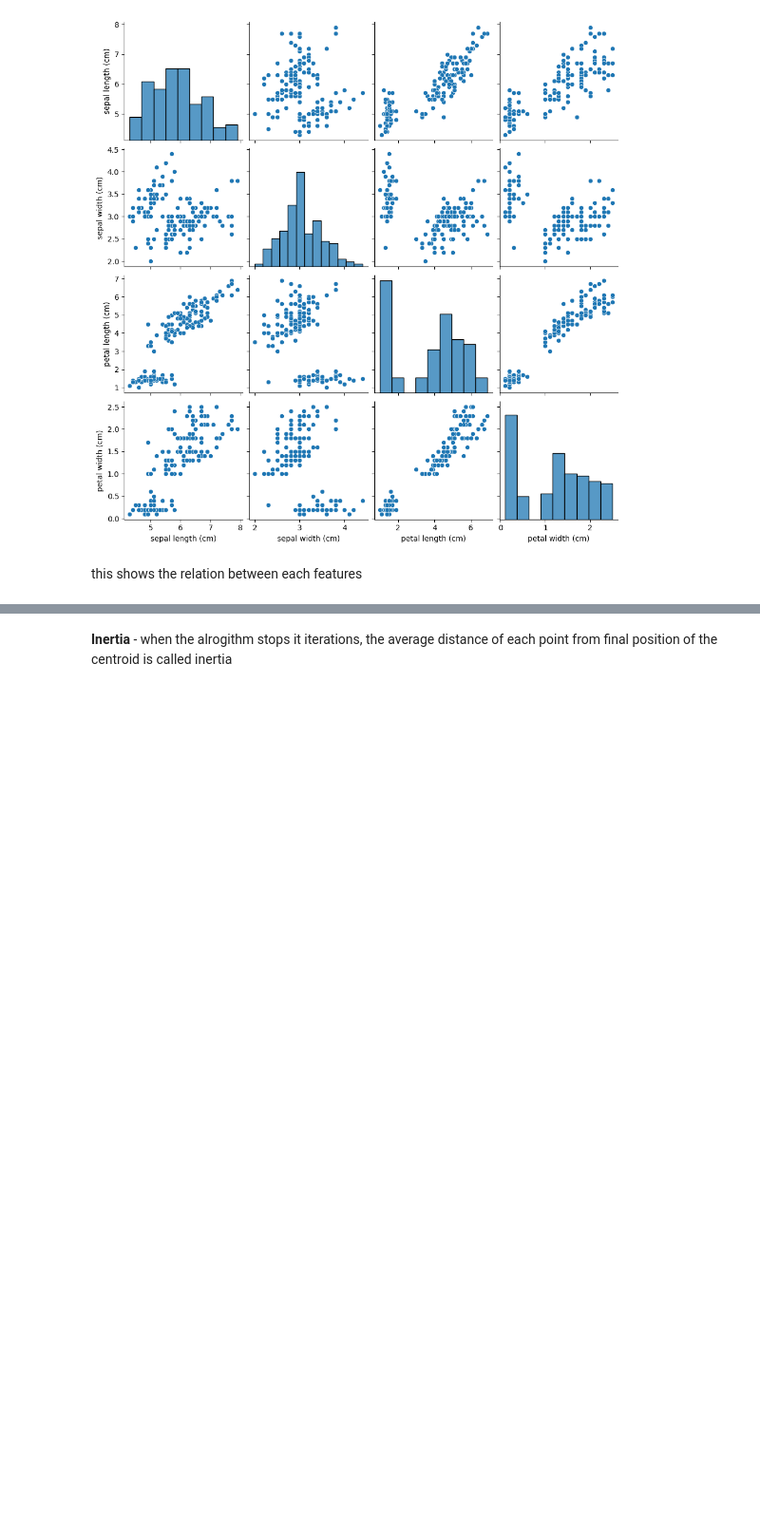
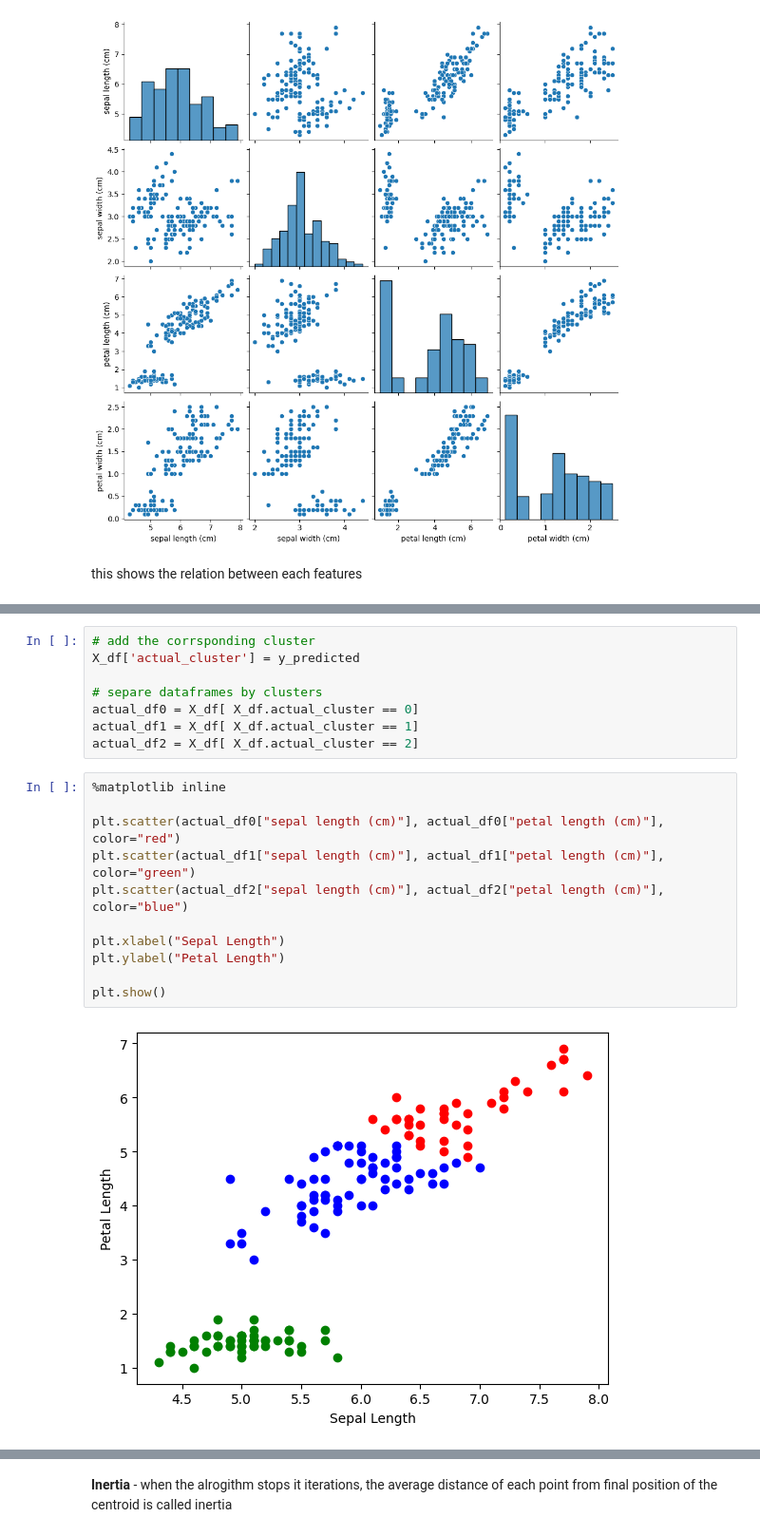
Before and after one commit to Saad-SYEDK/Machine_Learning, a Jupyter notebook: machine_learning.ipynb, the cells around one changed output, grey strips where cells are left out. Shown at 95% size. Cells and saved outputs as stored; diff of their text form; blank space fills up the shorter version.

```diff
--- a/machine_learning.ipynb
+++ b/machine_learning.ipynb
@@ -1283,0 +1314,21 @@ array([1, 1, 1, 1, 1, 1, 1, 1, 1, 1, 1, 1, 1, 1, 1, 1, 1, 1, 1, 1, 1, 1,
+# %%
+# add the corrsponding cluster
+X_df['actual_cluster'] = y_predicted
+
+# separe dataframes by clusters
+actual_df0 = X_df[ X_df.actual_cluster == 0]
+actual_df1 = X_df[ X_df.actual_cluster == 1]
+actual_df2 = X_df[ X_df.actual_cluster == 2]
+# %%
+%matplotlib inline
+
+plt.scatter(actual_df0["sepal length (cm)"], actual_df0["petal length (cm)"], color="red")
+plt.scatter(actual_df1["sepal length (cm)"], actual_df1["petal length (cm)"], color="green")
+plt.scatter(actual_df2["sepal length (cm)"], actual_df2["petal length (cm)"], color="blue")
+
+plt.xlabel("Sepal Length")
+plt.ylabel("Petal Length")
+
+plt.show()
+# %% [output]
+[figure, added]
```
Also changed, not shown: parts of 11 cells of this notebook.
